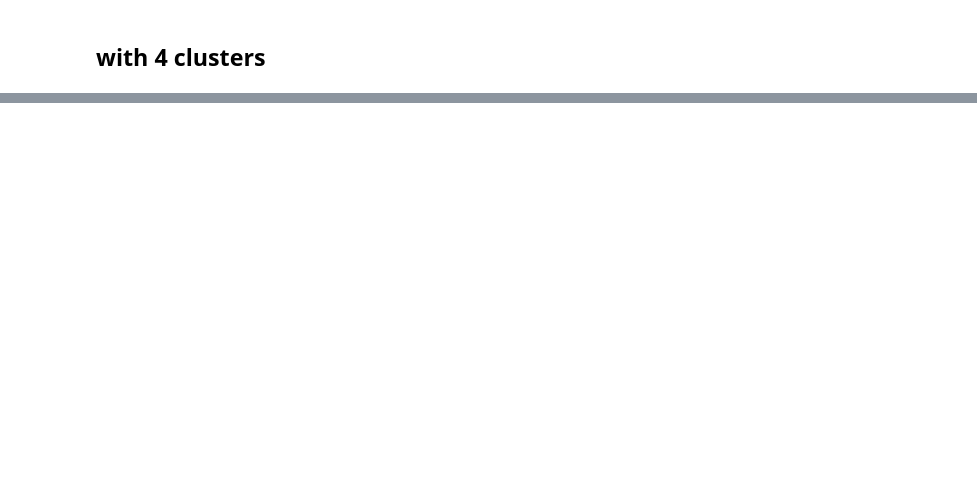
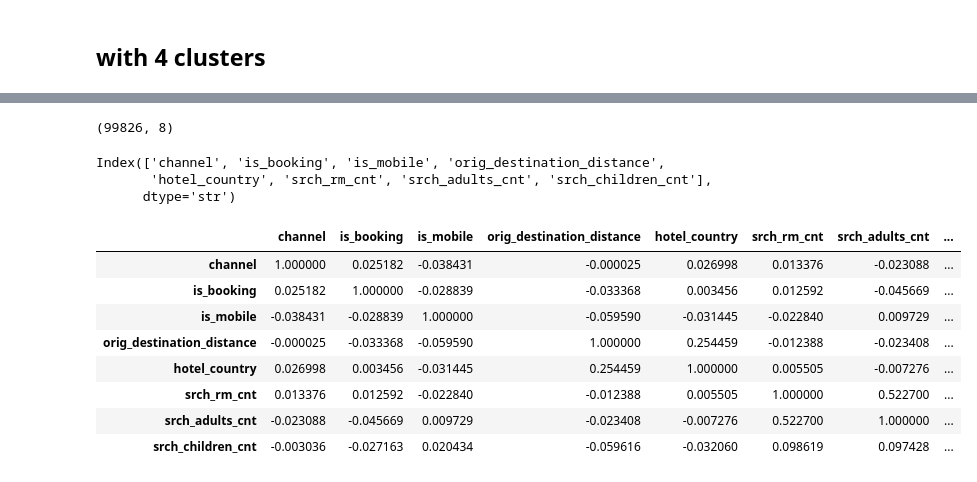
Before and after one commit to MarTvyal62/data_analytics_with_python, a Jupyter notebook: notebooks/17_clustering.ipynb, the cells around one changed output, grey strips where cells are left out. Saved outputs shown, nothing was run; the diff lists cells and outputs as text; code cells hidden in the pictures; blank space fills up the shorter version.

```diff
--- a/notebooks/17_clustering.ipynb
+++ b/notebooks/17_clustering.ipynb
@@ -425,0 +428,4 @@ plt.show()
+# %%
+df_with_hotels = df[['channel', 'is_booking', 'is_mobile', 'orig_destination_distance', 'hotel_country',
+        'srch_rm_cnt', 'srch_adults_cnt', 'srch_children_cnt']]
+df_with_hotels.hist(figsize=(10,12))
@@ -425,0 +443,24 @@ plt.show()
+# %%
+df_with_hotels.isnull().sum()
+# %% [output]
+(99826, 8)
+# %%
+df_with_hotels.dropna(subset=['orig_destination_distance'], inplace=True)
+df_with_hotels.shape
+df_with_hotels.columns
+# %% [output]
+Index(['channel', 'is_booking', 'is_mobile', 'orig_destination_distance',
+       'hotel_country', 'srch_rm_cnt', 'srch_adults_cnt', 'srch_children_cnt'],
+      dtype='str')
+# %%
+df_with_hotels.corr()
+# %% [output]
+|  | channel | is_booking | is_mobile | orig_destination_distance | hotel_country | srch_rm_cnt | srch_adults_cnt | ... |
+| channel | 1.000000 | 0.025182 | -0.038431 | -0.000025 | 0.026998 | 0.013376 | -0.023088 | ... |
+| is_booking | 0.025182 | 1.000000 | -0.028839 | -0.033368 | 0.003456 | 0.012592 | -0.045669 | ... |
+| is_mobile | -0.038431 | -0.028839 | 1.000000 | -0.059590 | -0.031445 | -0.022840 | 0.009729 | ... |
+| orig_destination_distance | -0.000025 | -0.033368 | -0.059590 | 1.000000 | 0.254459 | -0.012388 | -0.023408 | ... |
+| hotel_country | 0.026998 | 0.003456 | -0.031445 | 0.254459 | 1.000000 | 0.005505 | -0.007276 | ... |
+| srch_rm_cnt | 0.013376 | 0.012592 | -0.022840 | -0.012388 | 0.005505 | 1.000000 | 0.522700 | ... |
+| srch_adults_cnt | -0.023088 | -0.045669 | 0.009729 | -0.023408 | -0.007276 | 0.522700 | 1.000000 | ... |
+| srch_children_cnt | -0.003036 | -0.027163 | 0.020434 | -0.059616 | -0.032060 | 0.098619 | 0.097428 | ... |
```
Also changed, not shown: parts of 13 cells of this notebook, 2 other files.
